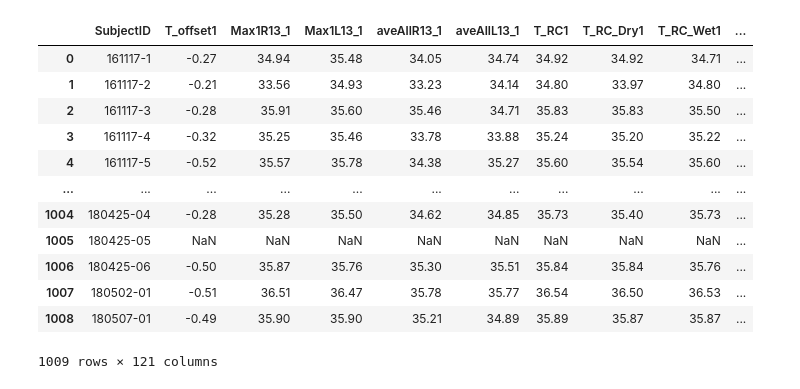
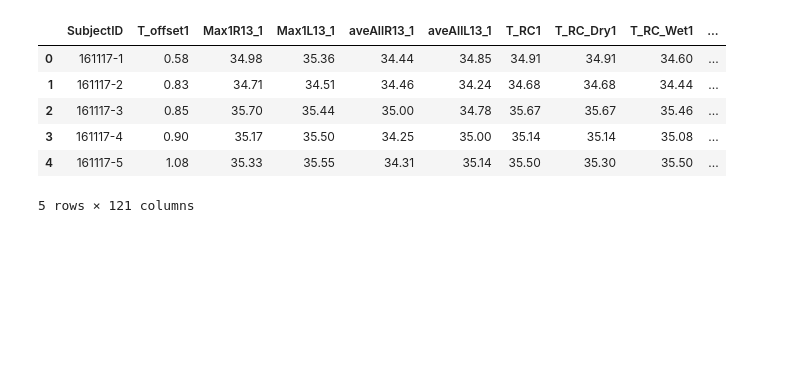
Before and after one commit to manasamaddi1/d3-facial-thermography, a Jupyter notebook: andrew_code.ipynb, the cells around one changed output. Cells and saved outputs as stored; diff of their text form; code cells hidden in the pictures; blank space fills up the shorter version.

```diff
--- a/andrew_code.ipynb
+++ b/andrew_code.ipynb
@@ -40,36 +26,34 @@ combined
 # %%
 
-# ICI combine group 1 and 2
+# # ICI combine group 1 and 2
 
 
-# The first row of labels is dropped (T_CRmax	T_CLmax	T̅_CR	T̅_CL) because it offeres no additional information from the labels in the second row
-df1 = pd.read_csv('d3-facial-thermography/ICI_group1.csv', header= 2)
-df2 = pd.read_csv('d3-facial-thermography/ICI_group2.csv', header= 2)
+# # The first row of labels is dropped (T_CRmax	T_CLmax	T̅_CR	T̅_CL) because it offeres no additional information from the labels in the second row
+# df1 = pd.read_csv('d3-facial-thermography/ICI_group1.csv', header= 2)
+# df2 = pd.read_csv('d3-facial-thermography/ICI_group2.csv', header= 2)
 
-df1['group'] = 1
-df2['group'] = 2
+# df1['group'] = 1
+# df2['group'] = 2
 
-# delete blank columns
-df1 = df1.loc[:, ~df1.columns.str.startswith('Unnamed:')]
-df2 = df2.loc[:, ~df2.columns.str.startswith('Unnamed:')]
+# # delete blank columns
+# df1 = df1.loc[:, ~df1.columns.str.startswith('Unnamed:')]
+# df2 = df2.loc[:, ~df2.columns.str.startswith('Unnamed:')]
 
 
-# combine the two dataframes
-combined = pd.concat([df1, df2], ignore_index=True)
-combined.to_csv('d3-facial-thermography/ICI_G1_G2.csv', index=False)
+# # combine the two dataframes
+# combined = pd.concat([df1, df2], ignore_index=True)
+# combined.to_csv('d3-facial-thermography/ICI_G1_G2.csv', index=False)
 
-combined
+# combined
-# %% [output]
-|  | SubjectID | T_offset1 | Max1R13_1 | Max1L13_1 | aveAllR13_1 | aveAllL13_1 | T_RC1 | T_RC_Dry1 | T_RC_Wet1 | ... |
-| 0 | 161117-1 | -0.27 | 34.94 | 35.48 | 34.05 | 34.74 | 34.92 | 34.92 | 34.71 | ... |
-| 1 | 161117-2 | -0.21 | 33.56 | 34.93 | 33.23 | 34.14 | 34.80 | 33.97 | 34.80 | ... |
-| 2 | 161117-3 | -0.28 | 35.91 | 35.60 | 35.46 | 34.71 | 35.83 | 35.83 | 35.50 | ... |
-| 3 | 161117-4 | -0.32 | 35.25 | 35.46 | 33.78 | 33.88 | 35.24 | 35.20 | 35.22 | ... |
-| 4 | 161117-5 | -0.52 | 35.57 | 35.78 | 34.38 | 35.27 | 35.60 | 35.54 | 35.60 | ... |
-| ... | ... | ... | ... | ... | ... | ... | ... | ... | ... | ... |
-| 1004 | 180425-04 | -0.28 | 35.28 | 35.50 | 34.62 | 34.85 | 35.73 | 35.40 | 35.73 | ... |
-| 1005 | 180425-05 | NaN | NaN | NaN | NaN | NaN | NaN | NaN | NaN | ... |
-| 1006 | 180425-06 | -0.50 | 35.87 | 35.76 | 35.30 | 35.51 | 35.84 | 35.84 | 35.76 | ... |
-| 1007 | 180502-01 | -0.51 | 36.51 | 36.47 | 35.78 | 35.77 | 36.54 | 36.50 | 36.53 | ... |
-| 1008 | 180507-01 | -0.49 | 35.90 | 35.90 | 35.21 | 34.89 | 35.89 | 35.87 | 35.87 | ... |
-1009 rows × 121 columns
+# %%
+flir = pd.read_csv('FLIR_G1_G2.csv')
+ici = pd.read_csv('ICI_G1_G2.csv')
+flir.head()
+# %% [output]
+|  | SubjectID | T_offset1 | Max1R13_1 | Max1L13_1 | aveAllR13_1 | aveAllL13_1 | T_RC1 | T_RC_Dry1 | T_RC_Wet1 | ... |
+| 0 | 161117-1 | 0.58 | 34.98 | 35.36 | 34.44 | 34.85 | 34.91 | 34.91 | 34.60 | ... |
+| 1 | 161117-2 | 0.83 | 34.71 | 34.51 | 34.46 | 34.24 | 34.68 | 34.68 | 34.44 | ... |
+| 2 | 161117-3 | 0.85 | 35.70 | 35.44 | 35.00 | 34.78 | 35.67 | 35.67 | 35.46 | ... |
+| 3 | 161117-4 | 0.90 | 35.17 | 35.50 | 34.25 | 35.00 | 35.14 | 35.14 | 35.08 | ... |
+| 4 | 161117-5 | 1.08 | 35.33 | 35.55 | 34.31 | 35.14 | 35.50 | 35.30 | 35.50 | ... |
+5 rows × 121 columns
```
Also changed, not shown: parts of 6 cells of this notebook.
